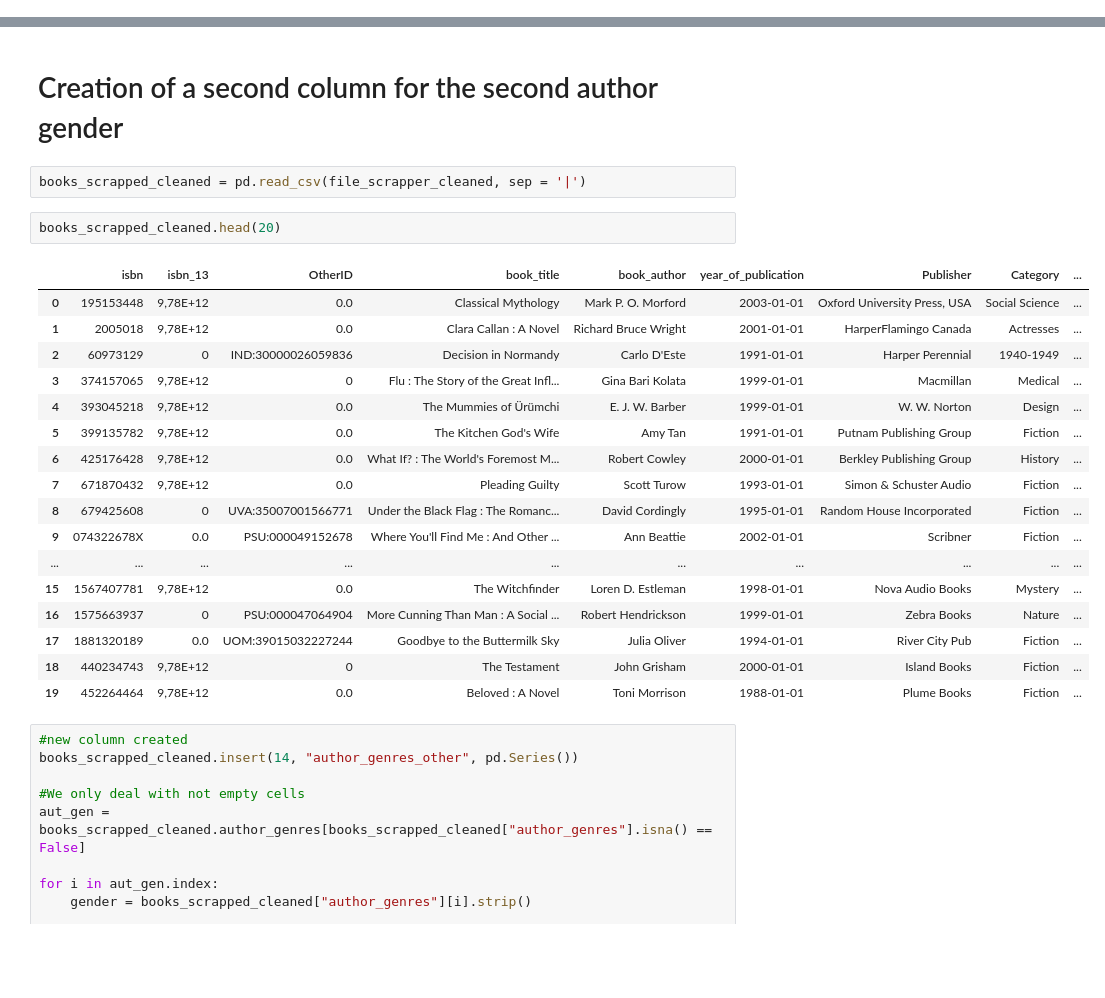
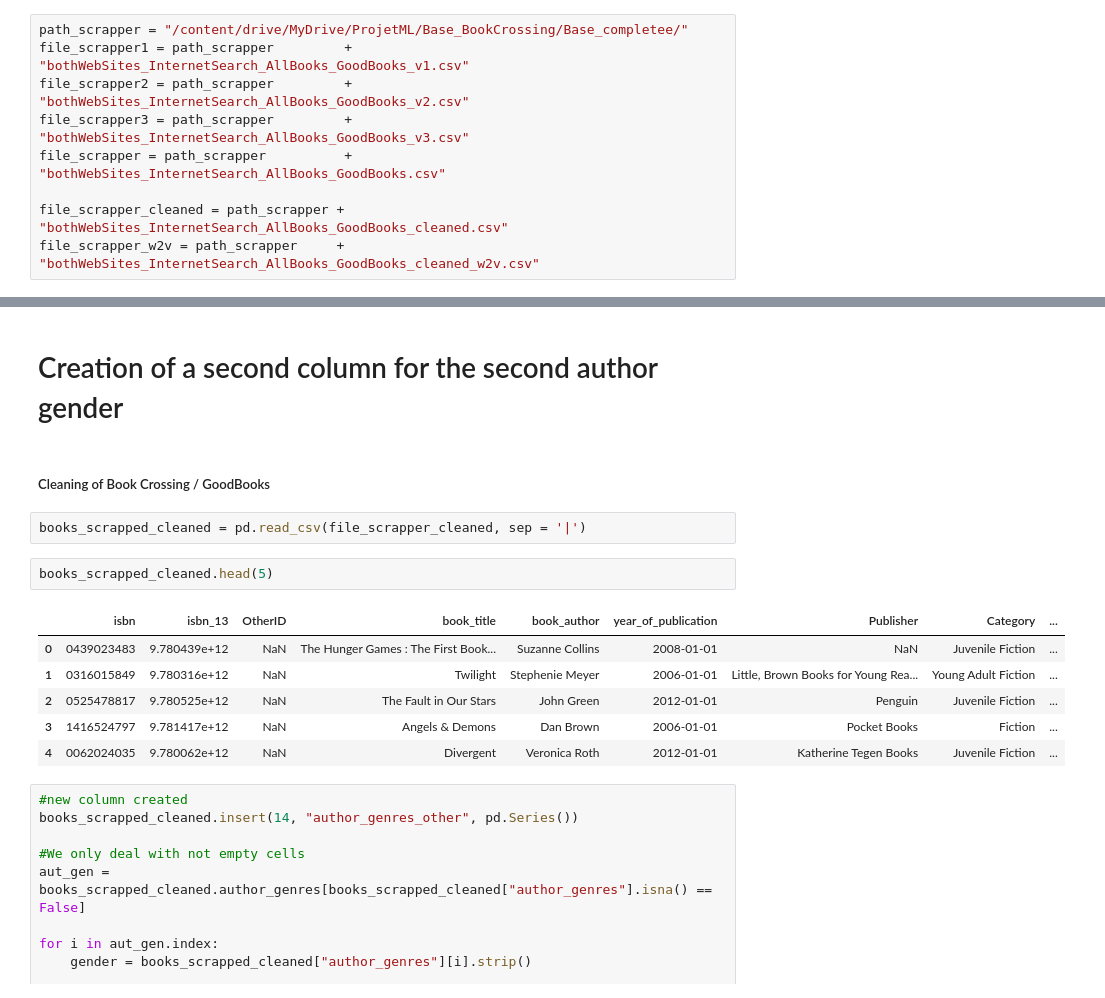
Before and after one commit to ArielNATAF/Books_project, a Jupyter notebook: datasets/Automatic_cleaning_colab_csv.ipynb, the cells around one changed output, grey strips where cells are left out. Drawn from its saved outputs; the diff is of its cells as text; blank space fills up the shorter version.

Commit message:
Concatenation with GoodBooks Scrapping

```diff
--- a/datasets/Automatic_cleaning_colab_csv.ipynb
+++ b/datasets/Automatic_cleaning_colab_csv.ipynb
@@ -31,0 +38,9 @@ books_scrapped_cleaned = books_scrapped.copy()
+# %%
+path_scrapper = "/content/drive/MyDrive/ProjetML/Base_BookCrossing/Base_completee/"
+file_scrapper1 = path_scrapper         + "bothWebSites_InternetSearch_AllBooks_GoodBooks_v1.csv"
+file_scrapper2 = path_scrapper         + "bothWebSites_InternetSearch_AllBooks_GoodBooks_v2.csv"
+file_scrapper3 = path_scrapper         + "bothWebSites_InternetSearch_AllBooks_GoodBooks_v3.csv"
+file_scrapper = path_scrapper          + "bothWebSites_InternetSearch_AllBooks_GoodBooks.csv"
+
+file_scrapper_cleaned = path_scrapper + "bothWebSites_InternetSearch_AllBooks_GoodBooks_cleaned.csv"
+file_scrapper_w2v = path_scrapper     + "bothWebSites_InternetSearch_AllBooks_GoodBooks_cleaned_w2v.csv"
@@ -48,28 +144,19 @@ books_scrapped_cleaned.rename( columns = {'ISBN_10': 'isbn', 'ISBN_13': 'isbn_13
 books_scrapped_cleaned.to_csv(file_scrapper_cleaned, sep = "|", index = False)
 # %% [markdown]
 # Creation of a second column for the second author gender
+# %% [markdown]
+##### Cleaning of Book Crossing / GoodBooks
 # %%
 books_scrapped_cleaned = pd.read_csv(file_scrapper_cleaned, sep = '|')
 # %%
-books_scrapped_cleaned.head(20)
+books_scrapped_cleaned.head(5)
 # %% [output]
 |  | isbn | isbn_13 | OtherID | book_title | book_author | year_of_publication | Publisher | Category | ... |
-| 0 | 195153448 | 9,78E+12 | 0.0 | Classical Mythology | Mark P. O. Morford | 2003-01-01 | Oxford University Press, USA | Social Science | ... |
-| 1 | 2005018 | 9,78E+12 | 0.0 | Clara Callan : A Novel | Richard Bruce Wright | 2001-01-01 | HarperFlamingo Canada | Actresses | ... |
-| 2 | 60973129 | 0 | IND:30000026059836 | Decision in Normandy | Carlo D'Este | 1991-01-01 | Harper Perennial | 1940-1949 | ... |
-| 3 | 374157065 | 9,78E+12 | 0 | Flu : The Story of the Great Infl... | Gina Bari Kolata | 1999-01-01 | Macmillan | Medical | ... |
-| 4 | 393045218 | 9,78E+12 | 0.0 | The Mummies of Ürümchi | E. J. W. Barber | 1999-01-01 | W. W. Norton | Design | ... |
-| 5 | 399135782 | 9,78E+12 | 0.0 | The Kitchen God's Wife | Amy Tan | 1991-01-01 | Putnam Publishing Group | Fiction | ... |
-| 6 | 425176428 | 9,78E+12 | 0.0 | What If? : The World's Foremost M... | Robert Cowley | 2000-01-01 | Berkley Publishing Group | History | ... |
-| 7 | 671870432 | 9,78E+12 | 0.0 | Pleading Guilty | Scott Turow | 1993-01-01 | Simon & Schuster Audio | Fiction | ... |
-| 8 | 679425608 | 0 | UVA:35007001566771 | Under the Black Flag : The Romanc... | David Cordingly | 1995-01-01 | Random House Incorporated | Fiction | ... |
-| 9 | 074322678X | 0.0 | PSU:000049152678 | Where You'll Find Me : And Other ... | Ann Beattie | 2002-01-01 | Scribner | Fiction | ... |
-| ... | ... | ... | ... | ... | ... | ... | ... | ... | ... |
-| 15 | 1567407781 | 9,78E+12 | 0.0 | The Witchfinder | Loren D. Estleman | 1998-01-01 | Nova Audio Books | Mystery | ... |
-| 16 | 1575663937 | 0 | PSU:000047064904 | More Cunning Than Man : A Social ... | Robert Hendrickson | 1999-01-01 | Zebra Books | Nature | ... |
-| 17 | 1881320189 | 0.0 | UOM:39015032227244 | Goodbye to the Buttermilk Sky | Julia Oliver | 1994-01-01 | River City Pub | Fiction | ... |
-| 18 | 440234743 | 9,78E+12 | 0 | The Testament | John Grisham | 2000-01-01 | Island Books | Fiction | ... |
-| 19 | 452264464 | 9,78E+12 | 0.0 | Beloved : A Novel | Toni Morrison | 1988-01-01 | Plume Books | Fiction | ... |
+| 0 | 0439023483 | 9.780439e+12 | NaN | The Hunger Games : The First Book... | Suzanne Collins | 2008-01-01 | NaN | Juvenile Fiction | ... |
+| 1 | 0316015849 | 9.780316e+12 | NaN | Twilight | Stephenie Meyer | 2006-01-01 | Little, Brown Books for Young Rea... | Young Adult Fiction | ... |
+| 2 | 0525478817 | 9.780525e+12 | NaN | The Fault in Our Stars | John Green | 2012-01-01 | Penguin | Juvenile Fiction | ... |
+| 3 | 1416524797 | 9.781417e+12 | NaN | Angels & Demons | Dan Brown | 2006-01-01 | Pocket Books | Fiction | ... |
+| 4 | 0062024035 | 9.780062e+12 | NaN | Divergent | Veronica Roth | 2012-01-01 | Katherine Tegen Books | Juvenile Fiction | ... |
 # %%
 #new column created
 books_scrapped_cleaned.insert(14, "author_genres_other", pd.Series())
```
Also changed, not shown: parts of 108 cells of this notebook, 2 other files.
